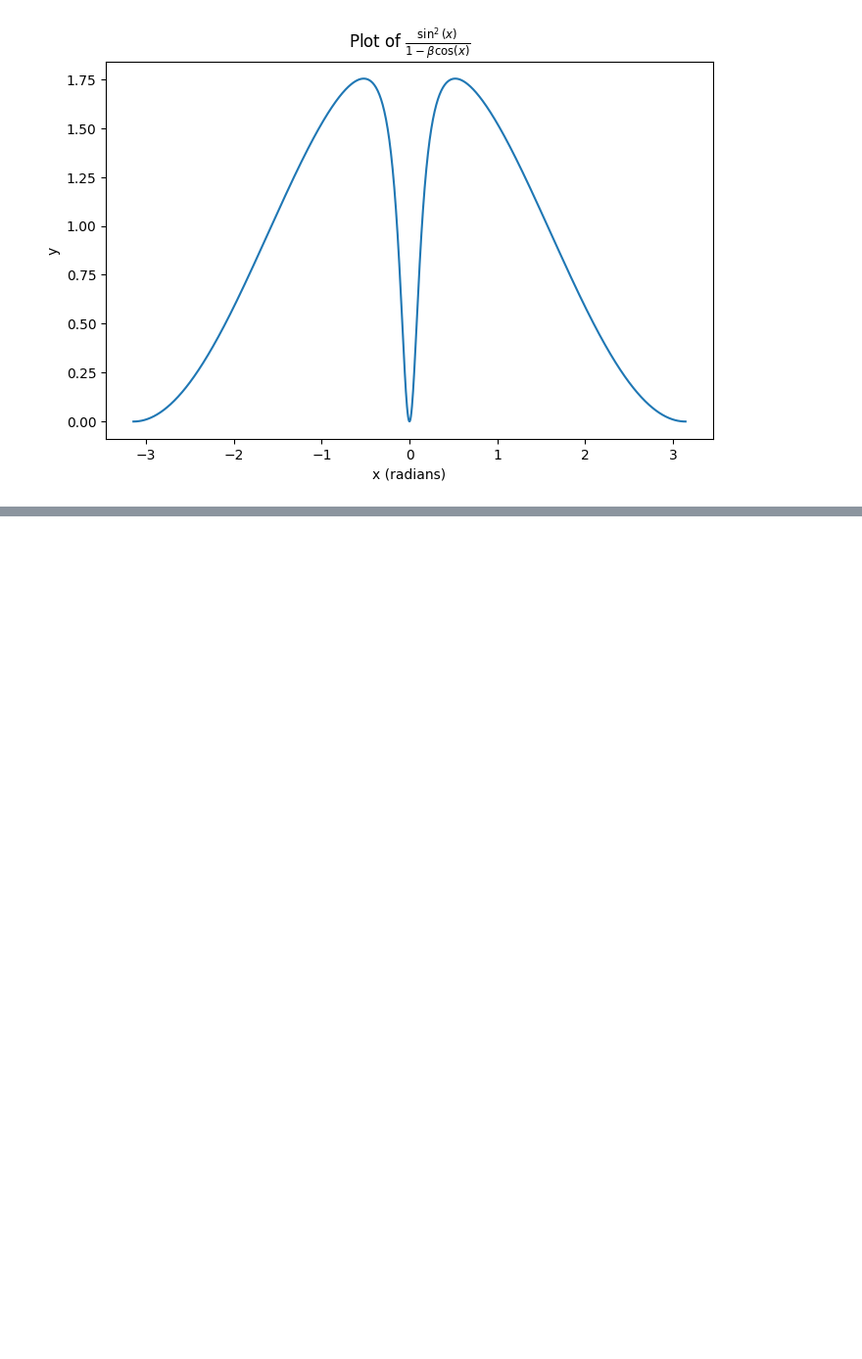
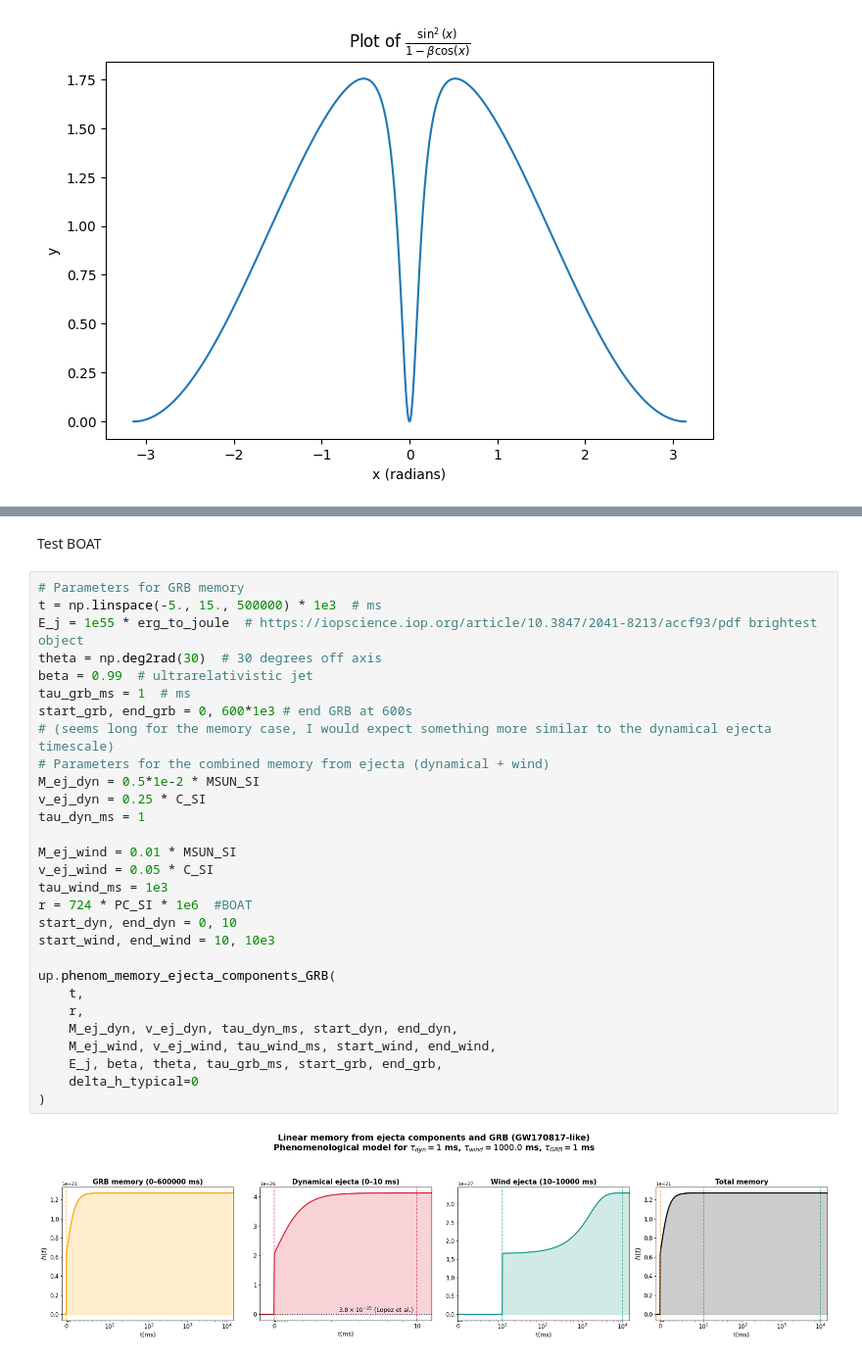
Before and after one commit to ThomasBastro/Memory_effect, a Jupyter notebook: Memory_Lopez/phenom_model.ipynb, the cells around one changed output, grey strips where cells are left out. Shown at 98% size. Drawn from its saved outputs; the diff is of its cells as text; blank space fills up the shorter version.

```diff
--- a/Memory_Lopez/phenom_model.ipynb
+++ b/Memory_Lopez/phenom_model.ipynb
@@ -148,0 +213,33 @@ plt.show()
+# %% [markdown]
+Test BOAT
+# %%
+# Parameters for GRB memory
+t = np.linspace(-5., 15., 500000) * 1e3  # ms
+E_j = 1e55 * erg_to_joule  # https://iopscience.iop.org/article/10.3847/2041-8213/accf93/pdf brightest object
+theta = np.deg2rad(30)  # 30 degrees off axis
+beta = 0.99  # ultrarelativistic jet
+tau_grb_ms = 1  # ms
+start_grb, end_grb = 0, 600*1e3 # end GRB at 600s
+# (seems long for the memory case, I would expect something more similar to the dynamical ejecta timescale)
+# Parameters for the combined memory from ejecta (dynamical + wind)
+M_ej_dyn = 0.5*1e-2 * MSUN_SI
+v_ej_dyn = 0.25 * C_SI
+tau_dyn_ms = 1
+
+M_ej_wind = 0.01 * MSUN_SI
+v_ej_wind = 0.05 * C_SI
+tau_wind_ms = 1e3
+r = 724 * PC_SI * 1e6  #BOAT
+start_dyn, end_dyn = 0, 10
+start_wind, end_wind = 10, 10e3
+
+up.phenom_memory_ejecta_components_GRB(
+    t,
+    r,
+    M_ej_dyn, v_ej_dyn, tau_dyn_ms, start_dyn, end_dyn,
+    M_ej_wind, v_ej_wind, tau_wind_ms, start_wind, end_wind,
+    E_j, beta, theta, tau_grb_ms, start_grb, end_grb,
+    delta_h_typical=0
+)
+# %% [output]
+[figure, added]
```
Also changed, not shown: parts of 12 cells of this notebook, 22 other files.
